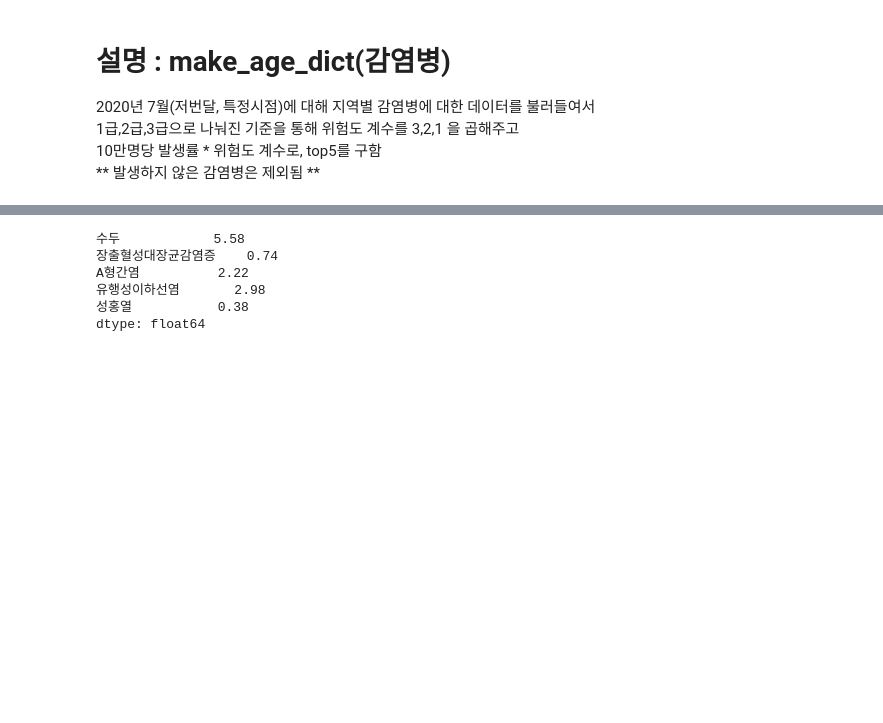
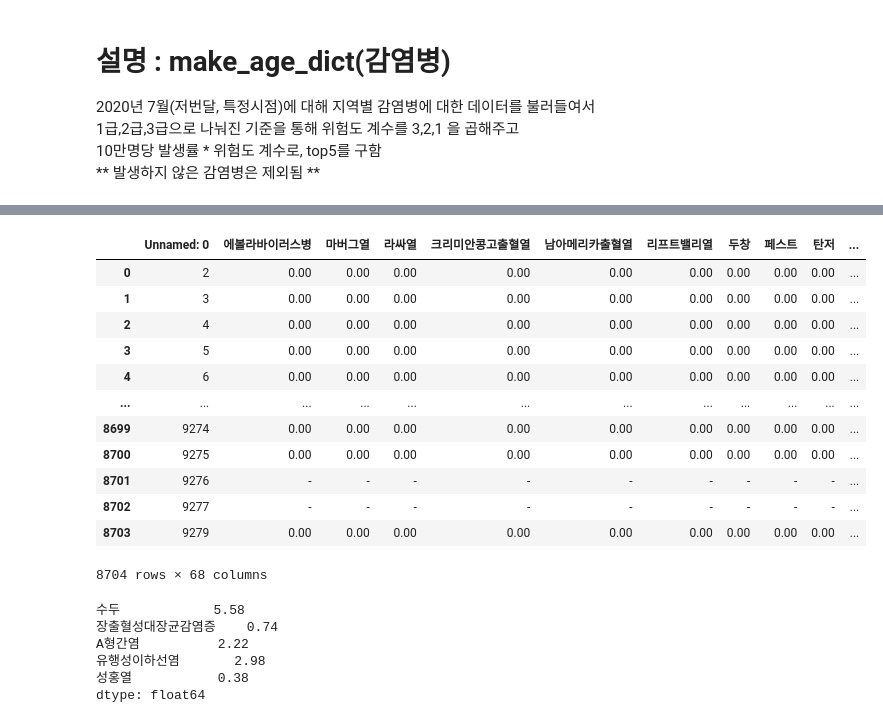
Before and after one commit to hamakim94/big, a Jupyter notebook: 개인화_fin.ipynb, the cells around one changed output, grey strips where cells are left out. Drawn from its saved outputs; the diff is of its cells as text; code cells hidden in the pictures; blank space fills up the shorter version.

```diff
--- a/개인화_fin.ipynb
+++ b/개인화_fin.ipynb
@@ -119,3 +338,20 @@ make_age_dict('A형간염')
+# %%
+data = pd.read_csv('지역별_2018부터_10만명당감염병발생비율.csv')
+data
+# %% [output]
+|  | Unnamed: 0 | 에볼라바이러스병 | 마버그열 | 라싸열 | 크리미안콩고출혈열 | 남아메리카출혈열 | 리프트밸리열 | 두창 | 페스트 | 탄저 | ... |
+| 0 | 2 | 0.00 | 0.00 | 0.00 | 0.00 | 0.00 | 0.00 | 0.00 | 0.00 | 0.00 | ... |
+| 1 | 3 | 0.00 | 0.00 | 0.00 | 0.00 | 0.00 | 0.00 | 0.00 | 0.00 | 0.00 | ... |
+| 2 | 4 | 0.00 | 0.00 | 0.00 | 0.00 | 0.00 | 0.00 | 0.00 | 0.00 | 0.00 | ... |
+| 3 | 5 | 0.00 | 0.00 | 0.00 | 0.00 | 0.00 | 0.00 | 0.00 | 0.00 | 0.00 | ... |
+| 4 | 6 | 0.00 | 0.00 | 0.00 | 0.00 | 0.00 | 0.00 | 0.00 | 0.00 | 0.00 | ... |
+| ... | ... | ... | ... | ... | ... | ... | ... | ... | ... | ... | ... |
+| 8699 | 9274 | 0.00 | 0.00 | 0.00 | 0.00 | 0.00 | 0.00 | 0.00 | 0.00 | 0.00 | ... |
+| 8700 | 9275 | 0.00 | 0.00 | 0.00 | 0.00 | 0.00 | 0.00 | 0.00 | 0.00 | 0.00 | ... |
+| 8701 | 9276 | - | - | - | - | - | - | - | - | - | ... |
+| 8702 | 9277 | - | - | - | - | - | - | - | - | - | ... |
+| 8703 | 9279 | 0.00 | 0.00 | 0.00 | 0.00 | 0.00 | 0.00 | 0.00 | 0.00 | 0.00 | ... |
+8704 rows × 68 columns
 # %%
 def make_risk_series(location = '서울강남구'):
     # 위험도 가져오쟈
```
Also changed, not shown: parts of 41 cells of this notebook, 16 other files.
